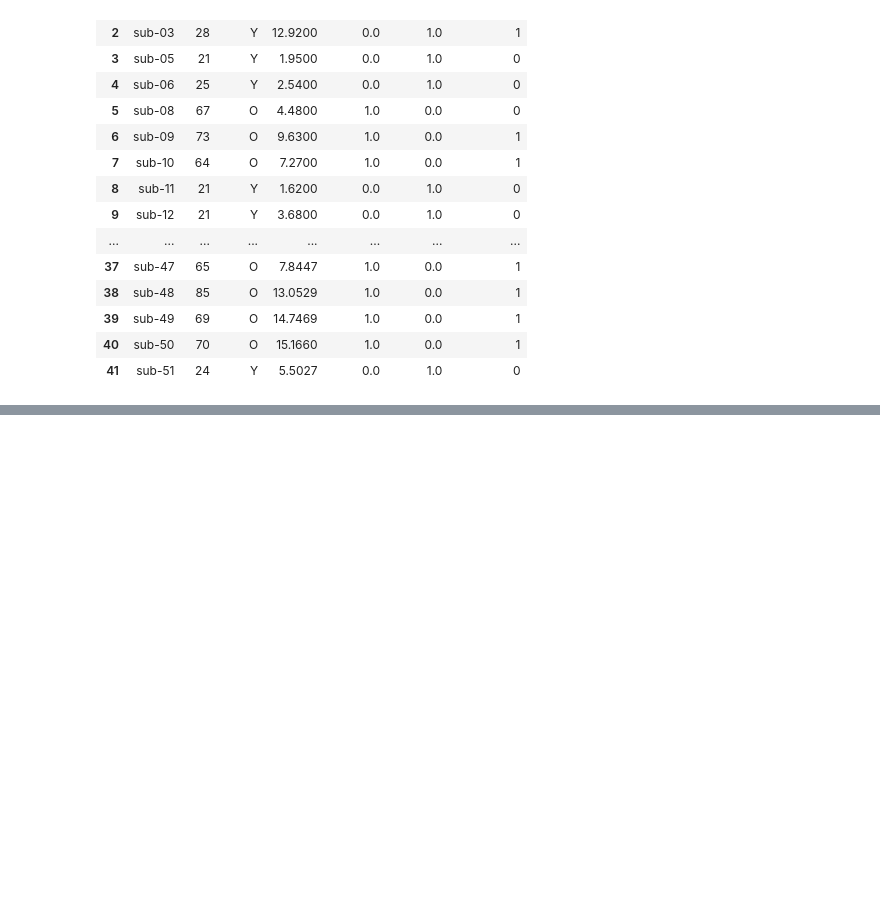
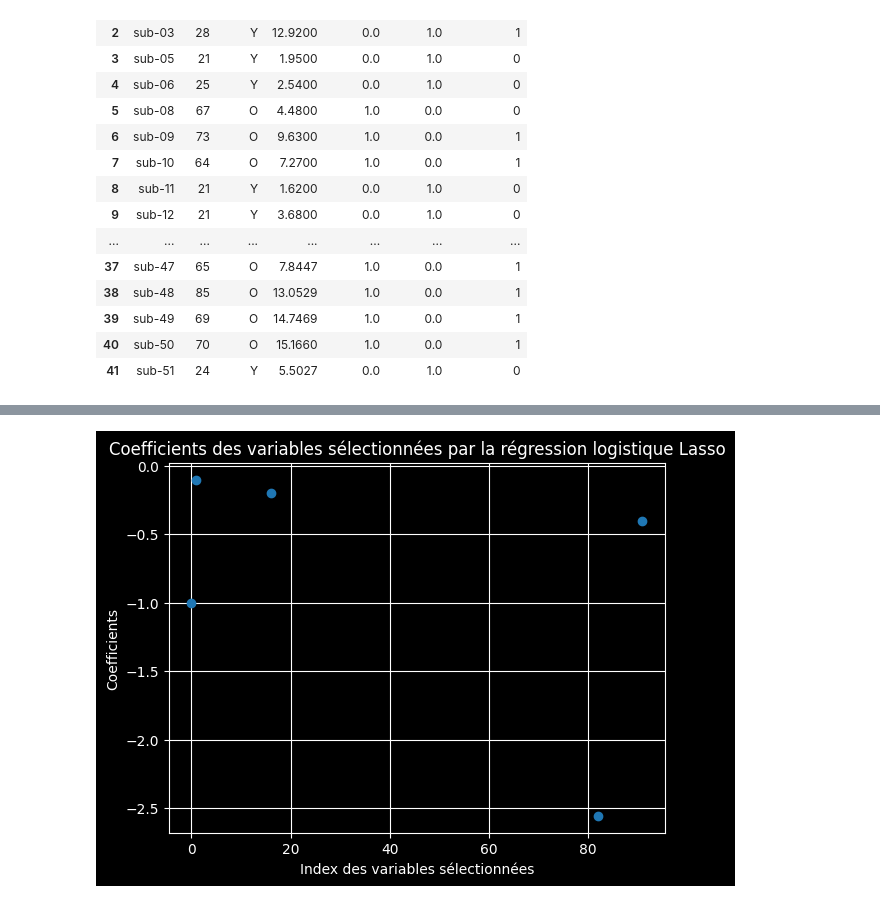
Before and after one commit to nicolascatz/CRPN_DTI_AGING_DPAKNC, a Jupyter notebook: scripts/DTI_Aging_Descr&Regression_SL_112025_V2.ipynb, the cells around one changed output, grey strips where cells are left out. Cells and saved outputs as stored; diff of their text form; code cells hidden in the pictures; blank space fills up the shorter version.

```diff
--- a/scripts/DTI_Aging_Descr&Regression_SL_112025_V2.ipynb
+++ b/scripts/DTI_Aging_Descr&Regression_SL_112025_V2.ipynb
@@ -243,3 +245,12 @@ Variables sélectionnées :
+# %%
+plt.plot(selected_features, selected_coefficients, 'o')
+plt.xlabel('Index des variables sélectionnées')
+plt.ylabel('Coefficients')
+plt.title('Coefficients des variables sélectionnées par la régression logistique Lasso')
+plt.grid(True)
+plt.show()
+# %% [output]
+[figure, added]
 # %%
 import numpy as np
 import matplotlib.pyplot as plt
```
Also changed, not shown: parts of 4 cells of this notebook.
